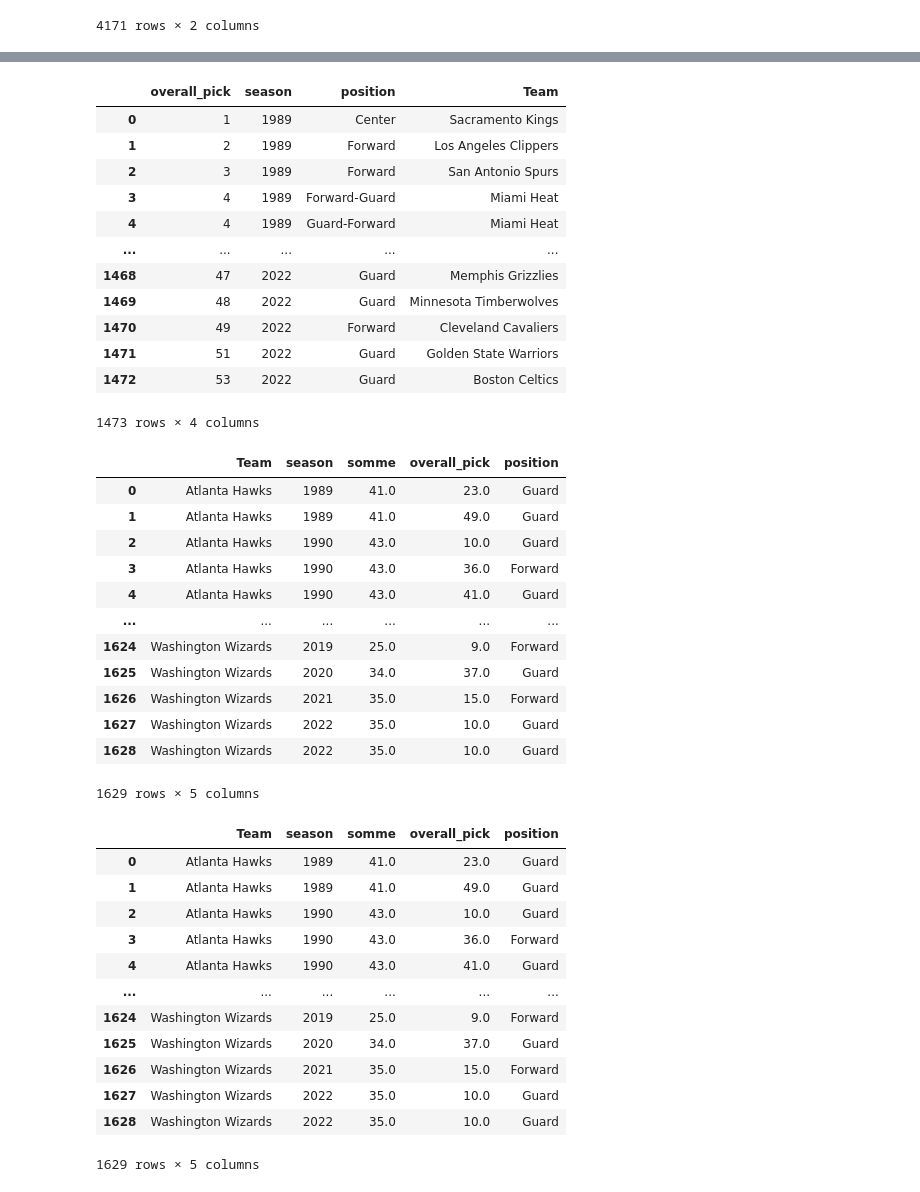
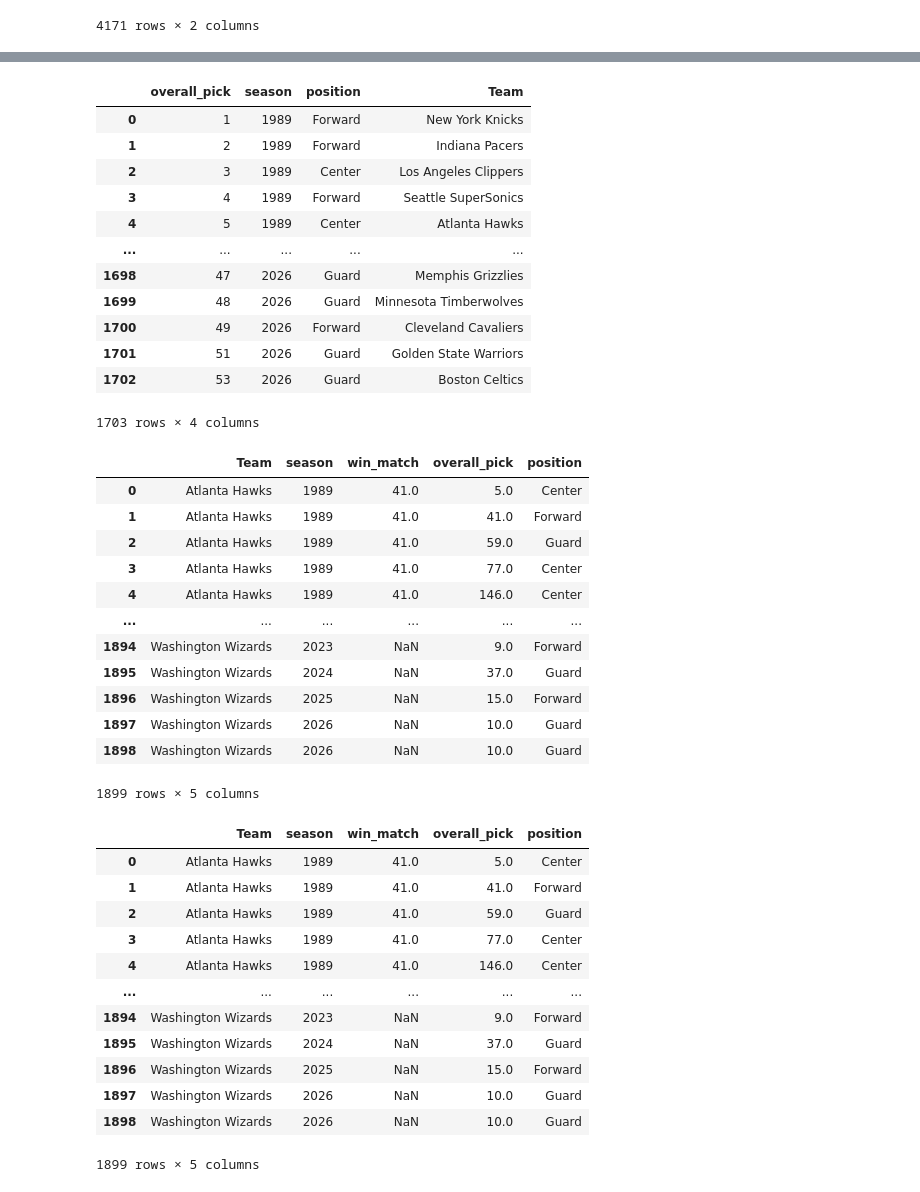
Before and after one commit to hugolo4/demodayJEDHA, a Jupyter notebook: dataframeCreate.ipynb, the cells around one changed output, grey strips where cells are left out. Drawn from its saved outputs; the diff is of its cells as text; code cells hidden in the pictures.

```diff
--- a/dataframeCreate.ipynb
+++ b/dataframeCreate.ipynb
@@ -109,6 +108,6 @@ df_new_game_home
 963 rows × 6 columns
 # %%
 colomns_list = ['total_home', 'total_away']
-df_new_game_home['somme'] = df_new_game_home[colomns_list].sum(axis=1)
+df_new_game_home['win_match'] = df_new_game_home[colomns_list].sum(axis=1)
 df_new_game_home
 # %% [output]
@@ -128,8 +127,8 @@ df_new_game_home
 # %%
 # dataframe du total des matchs gagnés par équipe par année
 
-df_new_game = df_new_game_home.loc[:,['team_name_home', 'season', 'somme']]
+df_new_game = df_new_game_home.loc[:,['team_name_home', 'season', 'win_match']]
 df_new_game['Team'] = df_new_game['team_name_home']
-df_new_game = df_new_game.loc[:,['Team', 'season', 'somme']]
+df_new_game = df_new_game.loc[:,['Team', 'season', 'win_match']]
 df_new_game
 # %% [output]
@@ -150,6 +149,8 @@ df_new_game
 df_draft_history = pd.read_csv('draft_history.csv')
 # %%
 df_draft_history['Team']  = df_draft_history['team_city'] + ' ' + df_draft_history['team_name']
+#ajoute d'un décalage de 4 ans
+df_draft_history['season'] = df_draft_history.apply(lambda x: x['season'] + 4, axis=1)
 # on garde que les années supérieures à 2010
 df_draft_history= df_draft_history[df_draft_history['season'] >= 1989]
 df_draft_history
@@ -228,51 +229,51 @@ df_draft = df_draft.loc[:, ['overall_pick', 'season', 'position', 'Team']]
 df_draft
 # %% [output]
 |  | overall_pick | season | position | Team |
-| 0 | 1 | 1989 | Center | Sacramento Kings |
-| 1 | 2 | 1989 | Forward | Los Angeles Clippers |
-| 2 | 3 | 1989 | Forward | San Antonio Spurs |
-| 3 | 4 | 1989 | Forward-Guard | Miami Heat |
-| 4 | 4 | 1989 | Guard-Forward | Miami Heat |
+| 0 | 1 | 1989 | Forward | New York Knicks |
+| 1 | 2 | 1989 | Forward | Indiana Pacers |
+| 2 | 3 | 1989 | Center | Los Angeles Clippers |
+| 3 | 4 | 1989 | Forward | Seattle SuperSonics |
+| 4 | 5 | 1989 | Center | Atlanta Hawks |
 | ... | ... | ... | ... | ... |
-| 1468 | 47 | 2022 | Guard | Memphis Grizzlies |
-| 1469 | 48 | 2022 | Guard | Minnesota Timberwolves |
-| 1470 | 49 | 2022 | Forward | Cleveland Cavaliers |
-| 1471 | 51 | 2022 | Guard | Golden State Warriors |
-| 1472 | 53 | 2022 | Guard | Boston Celtics |
+| 1698 | 47 | 2026 | Guard | Memphis Grizzlies |
+| 1699 | 48 | 2026 | Guard | Minnesota Timberwolves |
+| 1700 | 49 | 2026 | Forward | Cleveland Cavaliers |
+| 1701 | 51 | 2026 | Guard | Golden State Warriors |
+| 1702 | 53 | 2026 | Guard | Boston Celtics |
-1473 rows × 4 columns
+1703 rows × 4 columns
 # %%
 merged_df = pd.merge(df_new_game, df_draft, on=['Team', 'season'], how='outer')
 merged_df
 # %% [output]
-|  | Team | season | somme | overall_pick | position |
-| 0 | Atlanta Hawks | 1989 | 41.0 | 23.0 | Guard |
-| 1 | Atlanta Hawks | 1989 | 41.0 | 49.0 | Guard |
-| 2 | Atlanta Hawks | 1990 | 43.0 | 10.0 | Guard |
-| 3 | Atlanta Hawks | 1990 | 43.0 | 36.0 | Forward |
-| 4 | Atlanta Hawks | 1990 | 43.0 | 41.0 | Guard |
+|  | Team | season | win_match | overall_pick | position |
+| 0 | Atlanta Hawks | 1989 | 41.0 | 5.0 | Center |
+| 1 | Atlanta Hawks | 1989 | 41.0 | 41.0 | Forward |
+| 2 | Atlanta Hawks | 1989 | 41.0 | 59.0 | Guard |
+| 3 | Atlanta Hawks | 1989 | 41.0 | 77.0 | Center |
+| 4 | Atlanta Hawks | 1989 | 41.0 | 146.0 | Center |
 | ... | ... | ... | ... | ... | ... |
-| 1624 | Washington Wizards | 2019 | 25.0 | 9.0 | Forward |
-| 1625 | Washington Wizards | 2020 | 34.0 | 37.0 | Guard |
-| 1626 | Washington Wizards | 2021 | 35.0 | 15.0 | Forward |
-| 1627 | Washington Wizards | 2022 | 35.0 | 10.0 | Guard |
-| 1628 | Washington Wizards | 2022 | 35.0 | 10.0 | Guard |
+| 1894 | Washington Wizards | 2023 | NaN | 9.0 | Forward |
+| 1895 | Washington Wizards | 2024 | NaN | 37.0 | Guard |
+| 1896 | Washington Wizards | 2025 | NaN | 15.0 | Forward |
+| 1897 | Washington Wizards | 2026 | NaN | 10.0 | Guard |
+| 1898 | Washington Wizards | 2026 | NaN | 10.0 | Guard |
-1629 rows × 5 columns
+1899 rows × 5 columns
 # %%
-merged_df['somme'] = merged_df['somme'].interpolate()
+# merged_df['win_match'] = merged_df['win_match'].interpolate()
 merged_df['overall_pick'] = merged_df['overall_pick'].fillna(61)
 merged_df.loc[merged_df['overall_pick'] == 61, 'position'] = 'Nothing'
 merged_df
 # %% [output]
-|  | Team | season | somme | overall_pick | position |
-| 0 | Atlanta Hawks | 1989 | 41.0 | 23.0 | Guard |
-| 1 | Atlanta Hawks | 1989 | 41.0 | 49.0 | Guard |
-| 2 | Atlanta Hawks | 1990 | 43.0 | 10.0 | Guard |
-| 3 | Atlanta Hawks | 1990 | 43.0 | 36.0 | Forward |
-| 4 | Atlanta Hawks | 1990 | 43.0 | 41.0 | Guard |
+|  | Team | season | win_match | overall_pick | position |
+| 0 | Atlanta Hawks | 1989 | 41.0 | 5.0 | Center |
+| 1 | Atlanta Hawks | 1989 | 41.0 | 41.0 | Forward |
+| 2 | Atlanta Hawks | 1989 | 41.0 | 59.0 | Guard |
+| 3 | Atlanta Hawks | 1989 | 41.0 | 77.0 | Center |
+| 4 | Atlanta Hawks | 1989 | 41.0 | 146.0 | Center |
 | ... | ... | ... | ... | ... | ... |
-| 1624 | Washington Wizards | 2019 | 25.0 | 9.0 | Forward |
-| 1625 | Washington Wizards | 2020 | 34.0 | 37.0 | Guard |
-| 1626 | Washington Wizards | 2021 | 35.0 | 15.0 | Forward |
-| 1627 | Washington Wizards | 2022 | 35.0 | 10.0 | Guard |
-| 1628 | Washington Wizards | 2022 | 35.0 | 10.0 | Guard |
+| 1894 | Washington Wizards | 2023 | NaN | 9.0 | Forward |
+| 1895 | Washington Wizards | 2024 | NaN | 37.0 | Guard |
+| 1896 | Washington Wizards | 2025 | NaN | 15.0 | Forward |
+| 1897 | Washington Wizards | 2026 | NaN | 10.0 | Guard |
+| 1898 | Washington Wizards | 2026 | NaN | 10.0 | Guard |
-1629 rows × 5 columns
+1899 rows × 5 columns
```
Also changed, not shown: parts of 23 cells of this notebook, 3 other files.
